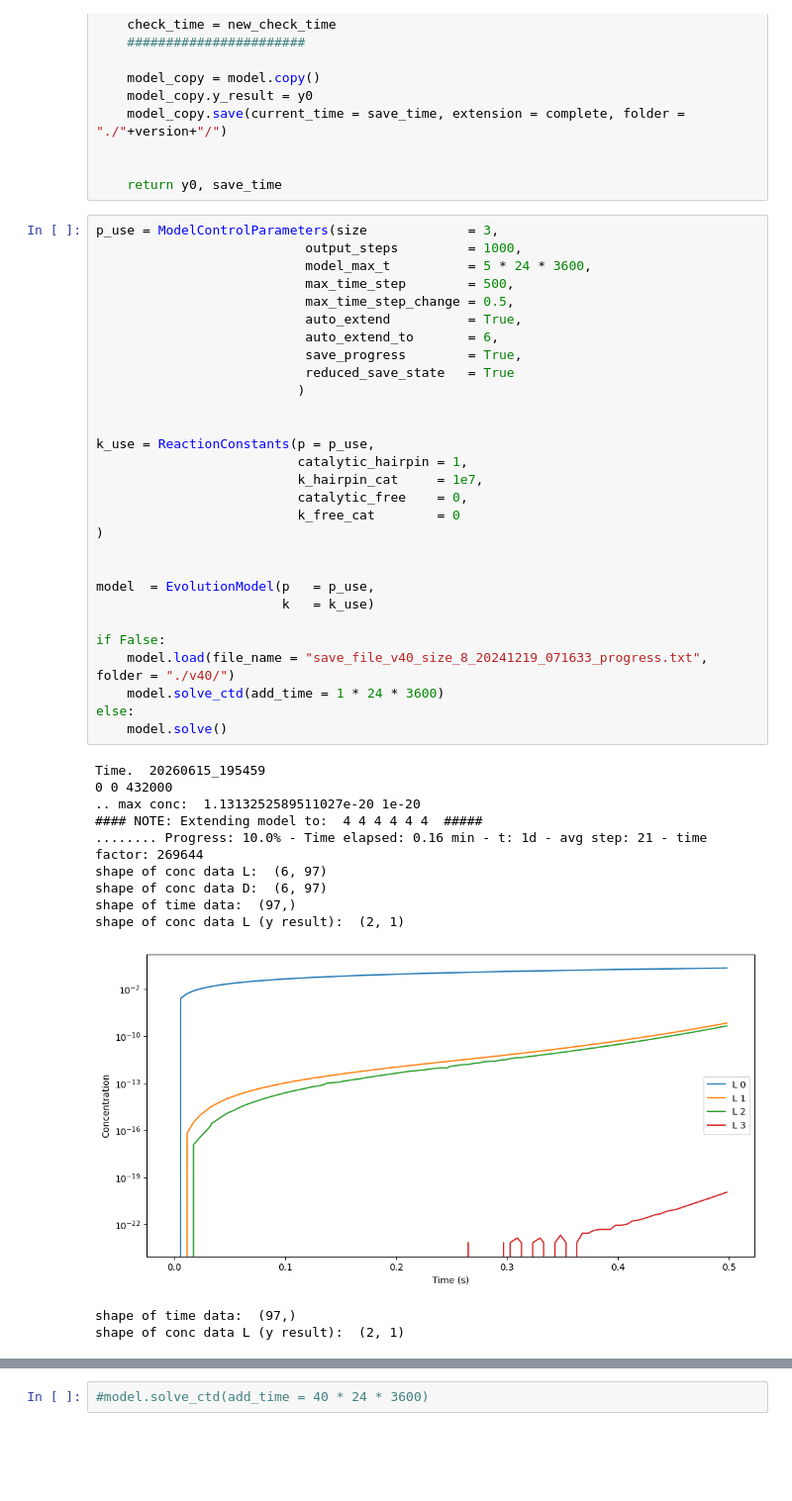
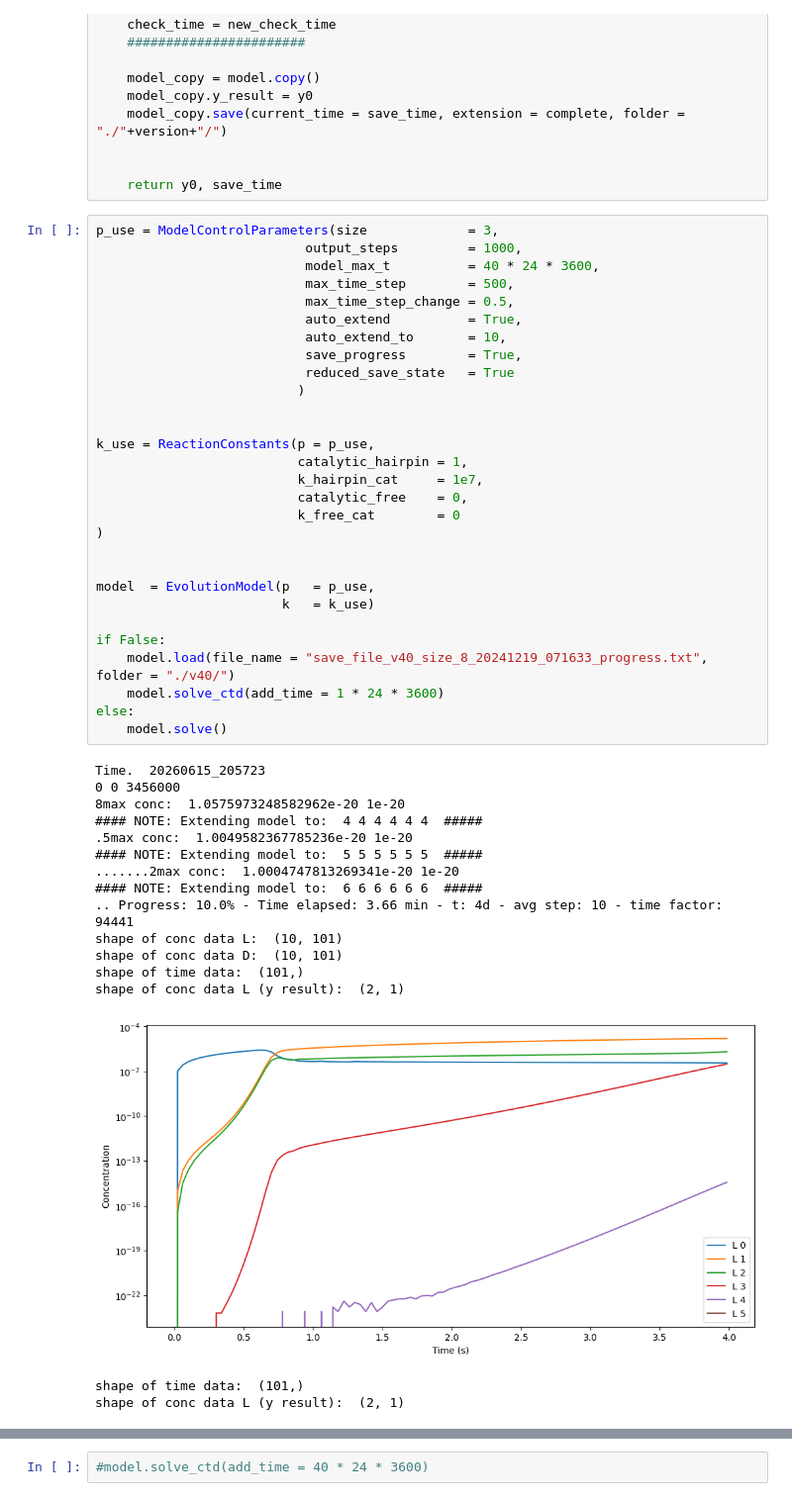
Before and after one commit to mwiklander/templated_polymerization, a Jupyter notebook: col - Nucleotide polymerization v44 MAIN (adding seq fill save data) 260615.ipynb, the cells around one changed output, grey strips where cells are left out. Shown at 99% size. Saved outputs shown, nothing was run; the diff lists cells and outputs as text; blank space fills up the shorter version.

```diff
--- a/col - Nucleotide polymerization v44 MAIN (adding seq fill save data) 260615.ipynb
+++ b/col - Nucleotide polymerization v44 MAIN (adding seq fill save data) 260615.ipynb
@@ -2423,42 +2421,46 @@ def col_solver(y0, k, model, t_start = 0):
 # %%
 p_use = ModelControlParameters(size             = 3,
                            output_steps         = 1000,
-                           model_max_t          = 5 * 24 * 3600,
+                           model_max_t          = 40 * 24 * 3600,
                            max_time_step        = 500,
                            max_time_step_change = 0.5,
                            auto_extend          = True,
-                           auto_extend_to       = 6,
+                           auto_extend_to       = 10,
                            save_progress        = True,
                            reduced_save_state   = True
                           )
 
 
 k_use = ReactionConstants(p = p_use,
                           catalytic_hairpin = 1,
                           k_hairpin_cat     = 1e7,
                           catalytic_free    = 0,
                           k_free_cat        = 0
 )
 
 
 model  = EvolutionModel(p   = p_use,
                         k   = k_use)
 
 if False:
     model.load(file_name = "save_file_v40_size_8_20241219_071633_progress.txt", folder = "./v40/")
     model.solve_ctd(add_time = 1 * 24 * 3600)
 else:
     model.solve()
 # %% [output]
-Time.  20260615_195459
-0 0 432000
-.. max conc:  1.1313252589511027e-20 1e-20
+Time.  20260615_205723
+0 0 3456000
+8max conc:  1.0575973248582962e-20 1e-20
 #### NOTE: Extending model to:  4 4 4 4 4 4  #####
-........ Progress: 10.0% - Time elapsed: 0.16 min - t: 1d - avg step: 21 - time factor: 269644
-shape of conc data L:  (6, 97)
-shape of conc data D:  (6, 97)
-shape of time data:  (97,)
+.5max conc:  1.0049582367785236e-20 1e-20
+#### NOTE: Extending model to:  5 5 5 5 5 5  #####
+.......2max conc:  1.0004747813269341e-20 1e-20
+#### NOTE: Extending model to:  6 6 6 6 6 6  #####
+.. Progress: 10.0% - Time elapsed: 3.66 min - t: 4d - avg step: 10 - time factor: 94441
+shape of conc data L:  (10, 101)
+shape of conc data D:  (10, 101)
+shape of time data:  (101,)
 shape of conc data L (y result):  (2, 1)
-[figure, old version]
+[figure, new version]
-shape of time data:  (97,)
+shape of time data:  (101,)
 shape of conc data L (y result):  (2, 1)
```
Also changed, not shown: parts of 2 cells of this notebook.
